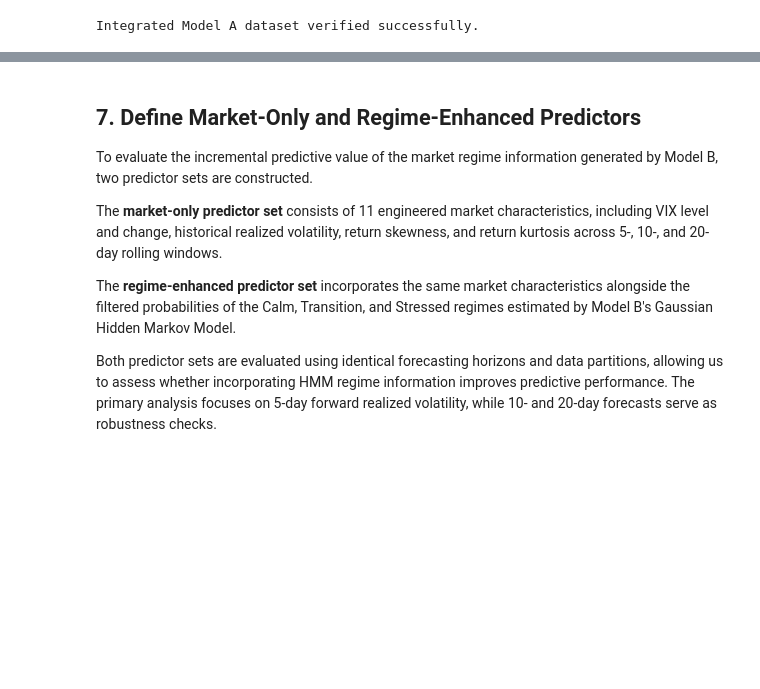
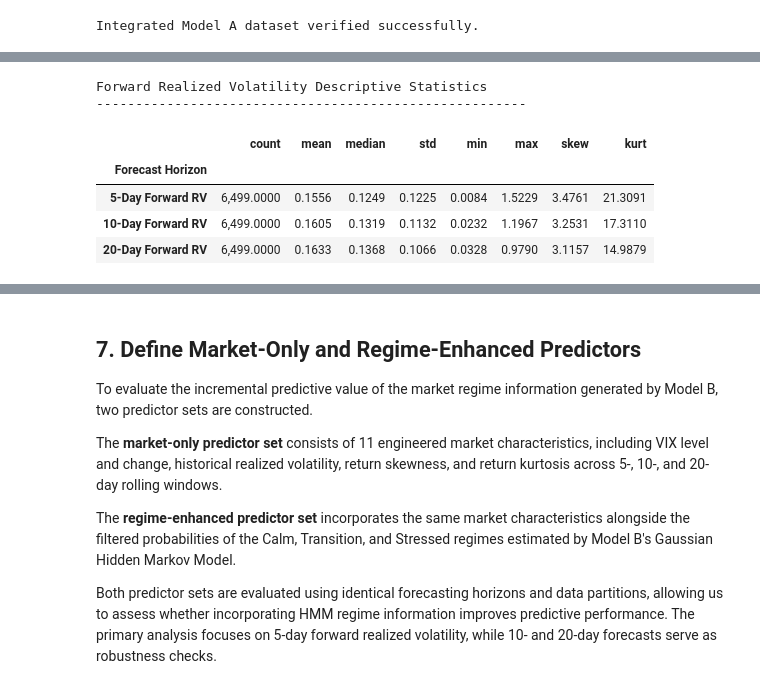
Before and after one commit to LR-Lemon/Milestone-II, a Jupyter notebook: notebooks/02_model_a_volatility_forecasting.ipynb, the cells around one changed output, grey strips where cells are left out. Drawn from its saved outputs; the diff is of its cells as text; code cells hidden in the pictures; blank space fills up the shorter version.

```diff
--- a/notebooks/02_model_a_volatility_forecasting.ipynb
+++ b/notebooks/02_model_a_volatility_forecasting.ipynb
@@ -1008,0 +1239,33 @@ plt.show()
+# %%
+# --------------------------------------------------
+# 3.4 Forward Volatility Target Distribution Analysis
+# --------------------------------------------------
+
+# Calculate descriptive statistics for each horizon
+target_statistics = (
+    model_a_complete[target_cols]
+    .agg(["count", "mean", "median", "std", "min", "max", "skew", "kurt"])
+    .T
+)
+
+# Add forecasting horizon labels
+target_statistics.index = [
+    "5-Day Forward RV",
+    "10-Day Forward RV",
+    "20-Day Forward RV"
+]
+
+target_statistics.index.name = "Forecast Horizon"
+
+print("Forward Realized Volatility Descriptive Statistics")
+print("-" * 55)
+
+display(target_statistics)
+# %% [output]
+Forward Realized Volatility Descriptive Statistics
+-------------------------------------------------------
+|  | count | mean | median | std | min | max | skew | kurt |
+| Forecast Horizon |  |  |  |  |  |  |  |  |
+| 5-Day Forward RV | 6,499.0000 | 0.1556 | 0.1249 | 0.1225 | 0.0084 | 1.5229 | 3.4761 | 21.3091 |
+| 10-Day Forward RV | 6,499.0000 | 0.1605 | 0.1319 | 0.1132 | 0.0232 | 1.1967 | 3.2531 | 17.3110 |
+| 20-Day Forward RV | 6,499.0000 | 0.1633 | 0.1368 | 0.1066 | 0.0328 | 0.9790 | 3.1157 | 14.9879 |
```
Also changed, not shown: parts of 46 cells of this notebook.
